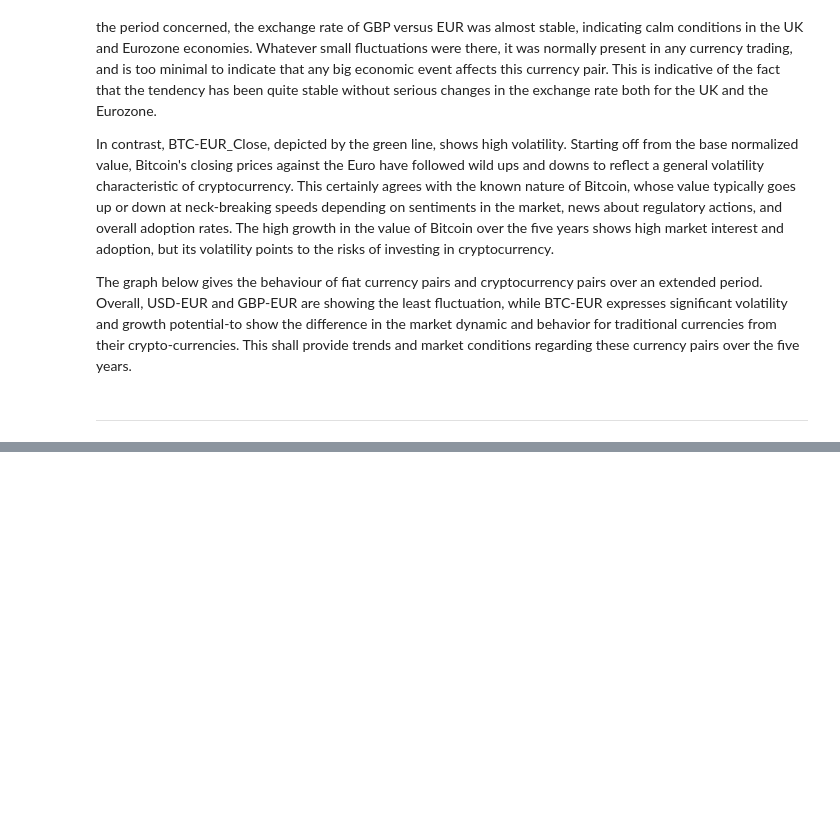
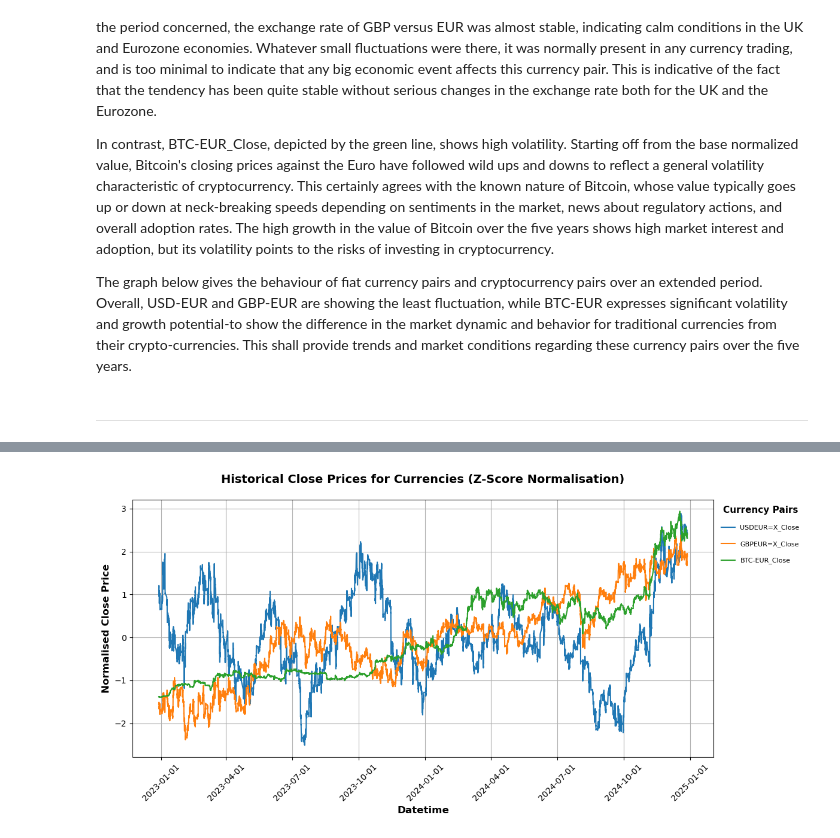
Before and after one commit to TomUszyn/PFDA-project, a Jupyter notebook: analysingCurrencyTrends.ipynb, the cells around one changed output, grey strips where cells are left out. Drawn from its saved outputs; the diff is of its cells as text; code cells hidden in the pictures; blank space fills up the shorter version.

```diff
--- a/analysingCurrencyTrends.ipynb
+++ b/analysingCurrencyTrends.ipynb
@@ -628,0 +643,4 @@ The graph below gives the behaviour of fiat currency pairs and cryptocurrency pa
+# %%
+plotClosePrices(normalisedZscore2y, title='Historical Close Prices for Currencies (Z-Score Normalisation)')
+# %% [output]
+[figure, added]
```
Also changed, not shown: parts of 11 cells of this notebook, 9 other files.
